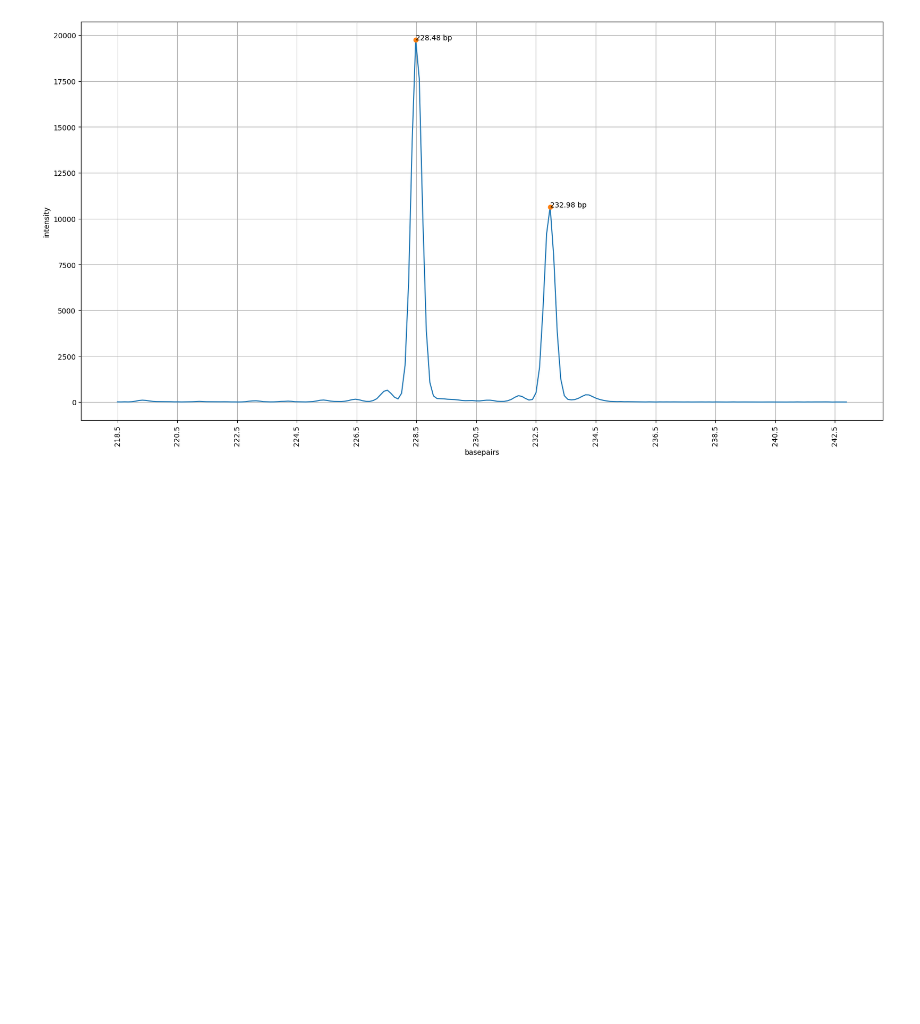
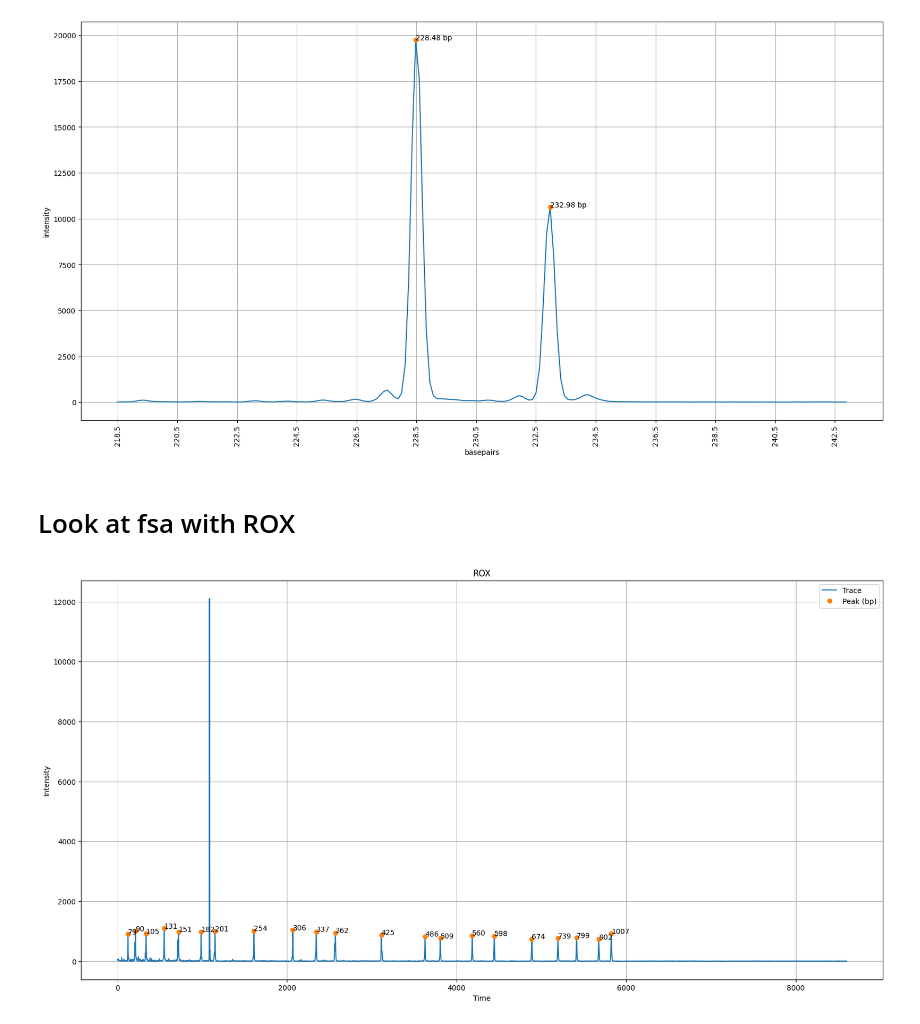
Before and after one commit to Clinical-Genomics-Umea/ladder_map, a Jupyter notebook: tutorial.ipynb, the cells around one changed output. Saved outputs shown, nothing was run; the diff lists cells and outputs as text; code cells hidden in the pictures; blank space fills up the shorter version.

```diff
--- a/tutorial.ipynb
+++ b/tutorial.ipynb
@@ -44,3 +86,15 @@ peak_plots.plot_areas
 peak_plots.plot_peaks
 # %% [output]
 [figure]
+# %% [markdown]
+# Look at fsa with ROX
+# %%
+fsa = fragment_analyzer.FsaFile("demo/Coriell Ctrl 10-B05-2022-10-06-16-17-11-01.fsa", "ROX")
+ladder_assigner = fragment_analyzer.PeakLadderAssigner(fsa)
+model = fragment_analyzer.FitLadderModel(fsa, ladder_assigner)
+# %%
+ladder_plot = fragment_analyzer.PlotLadder(model)
+# %%
+ladder_plot.plot_ladder_peaks
+# %% [output]
+[figure, added]
```
Also changed, not shown: parts of 7 cells of this notebook, 1 other file.
